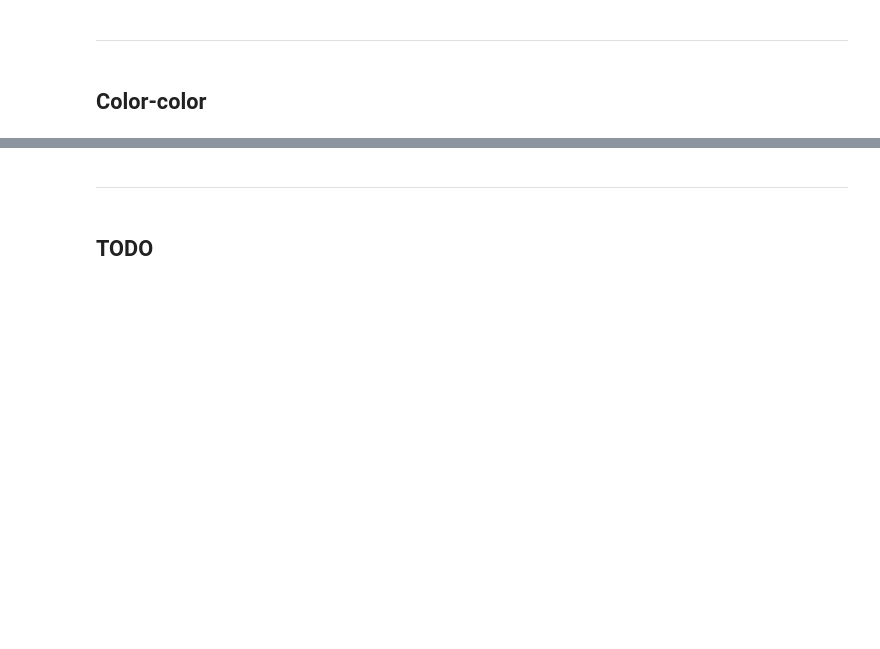
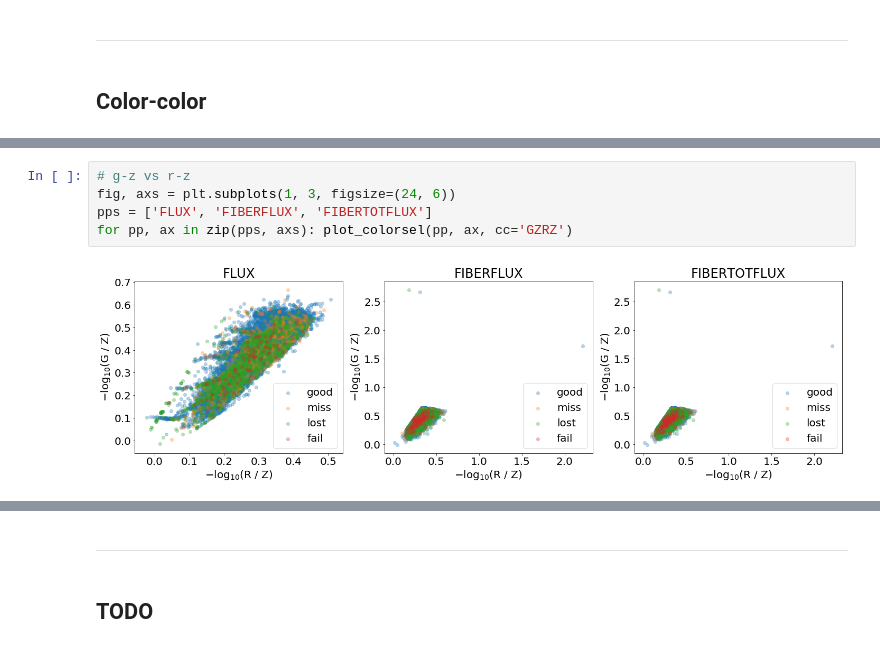
Before and after one commit to Yucheng-Zhang/desi_nbs, a Jupyter notebook: demo/elg_zfitting.ipynb, the cells around one changed output, grey strips where cells are left out. Drawn from its saved outputs; the diff is of its cells as text; blank space fills up the shorter version.

```diff
--- a/demo/elg_zfitting.ipynb
+++ b/demo/elg_zfitting.ipynb
@@ -478,3 +486,10 @@ def plot_colorsel(ff, ax):
     ax.set_title(ff)
     ax.legend()
+# %%
+# g-z vs r-z
+fig, axs = plt.subplots(1, 3, figsize=(24, 6))
+pps = ['FLUX', 'FIBERFLUX', 'FIBERTOTFLUX']
+for pp, ax in zip(pps, axs): plot_colorsel(pp, ax, cc='GZRZ')
+# %% [output]
+[figure, added]
 # %%
```
Also changed, not shown: parts of 10 cells of this notebook.
